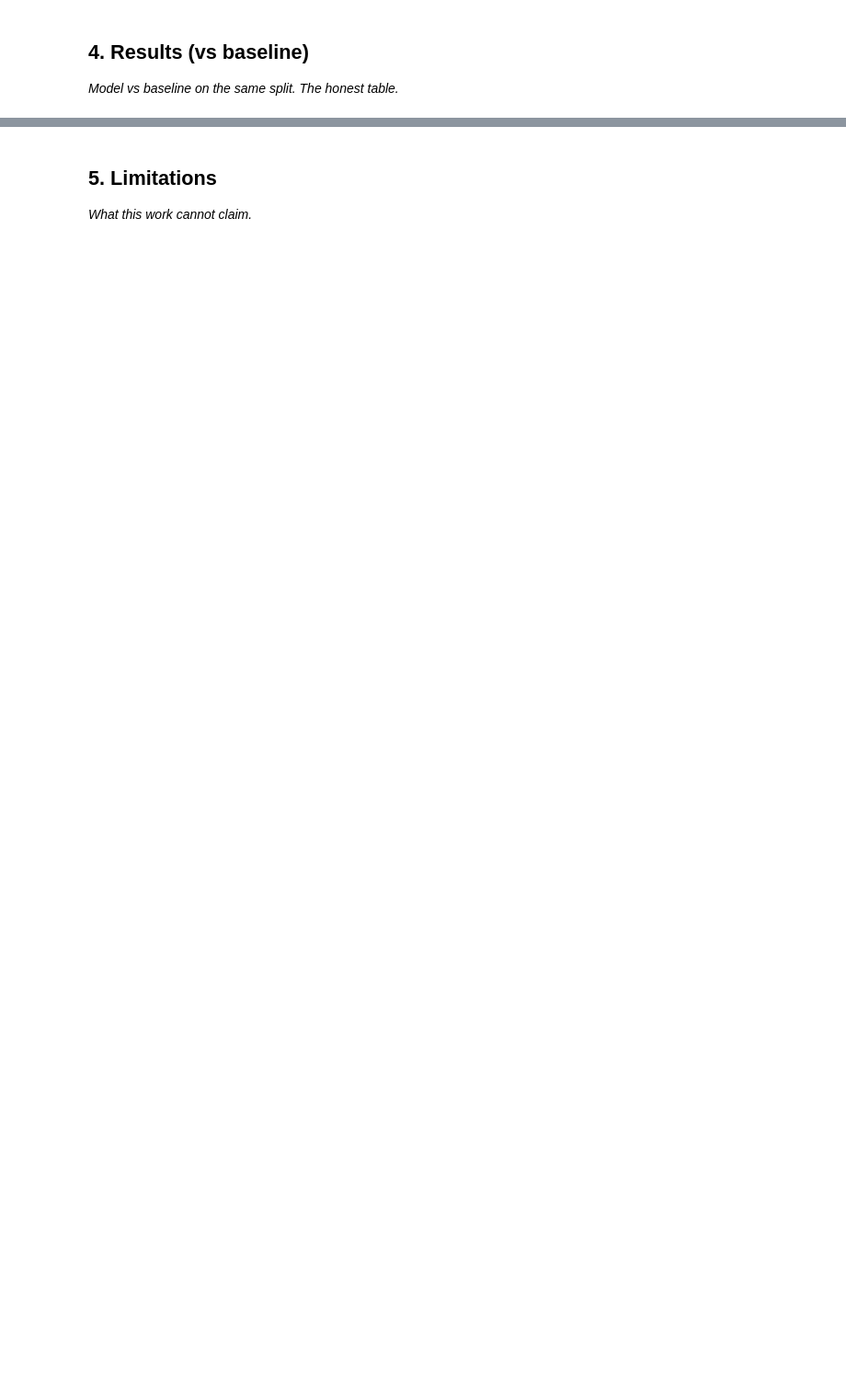
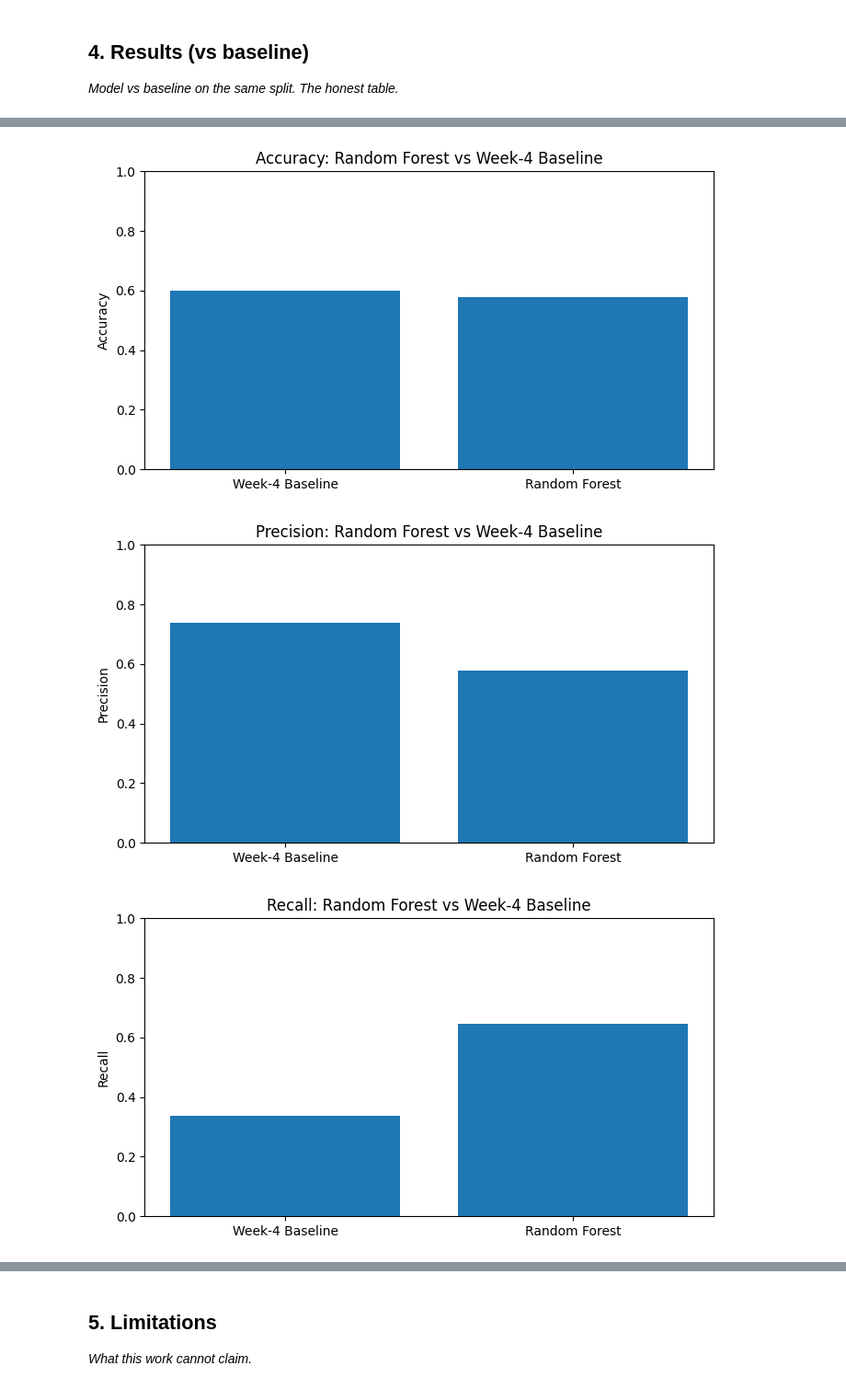
Before and after one commit to FatimaNdeem/Flyrank-ml-internship., a Jupyter notebook: work/notebooks/capstone.ipynb, the cells around one changed output, grey strips where cells are left out. Shown at 92% size. Cells and saved outputs as stored; diff of their text form; code cells hidden in the pictures; blank space fills up the shorter version.

```diff
--- a/work/notebooks/capstone.ipynb
+++ b/work/notebooks/capstone.ipynb
@@ -24,0 +309,25 @@ This skeleton is yours to fill. Work the sections **in order** — each one has
+# %%
+results = pd.DataFrame({
+    "Method": [
+        "Week-4 Baseline",
+        "Random Forest"
+    ],
+    "Accuracy": [
+        0.6005,
+        0.5768
+    ],
+    "Precision": [
+        0.7394,
+        0.5766
+    ],
+    "Recall": [
+        0.3369,
+        0.6466
+    ],
+    "F1": [
+        0.4629,
+        0.6096
+    ]
+})
+
+display(results)
@@ -24,0 +338,22 @@ This skeleton is yours to fill. Work the sections **in order** — each one has
+# %%
+import matplotlib.pyplot as plt
+
+metrics = ["Accuracy", "Precision", "Recall", "F1"]
+
+for metric in metrics:
+    plt.figure(figsize=(7, 4))
+
+    plt.bar(
+        results["Method"],
+        results[metric]
+    )
+
+    plt.ylabel(metric)
+    plt.title(f"{metric}: Random Forest vs Week-4 Baseline")
+    plt.ylim(0, 1)
+    plt.tight_layout()
+    plt.show()
+# %% [output]
+[figure, added]
+[figure, added]
+[figure, added]
```
Also changed, not shown: parts of 22 cells of this notebook.
